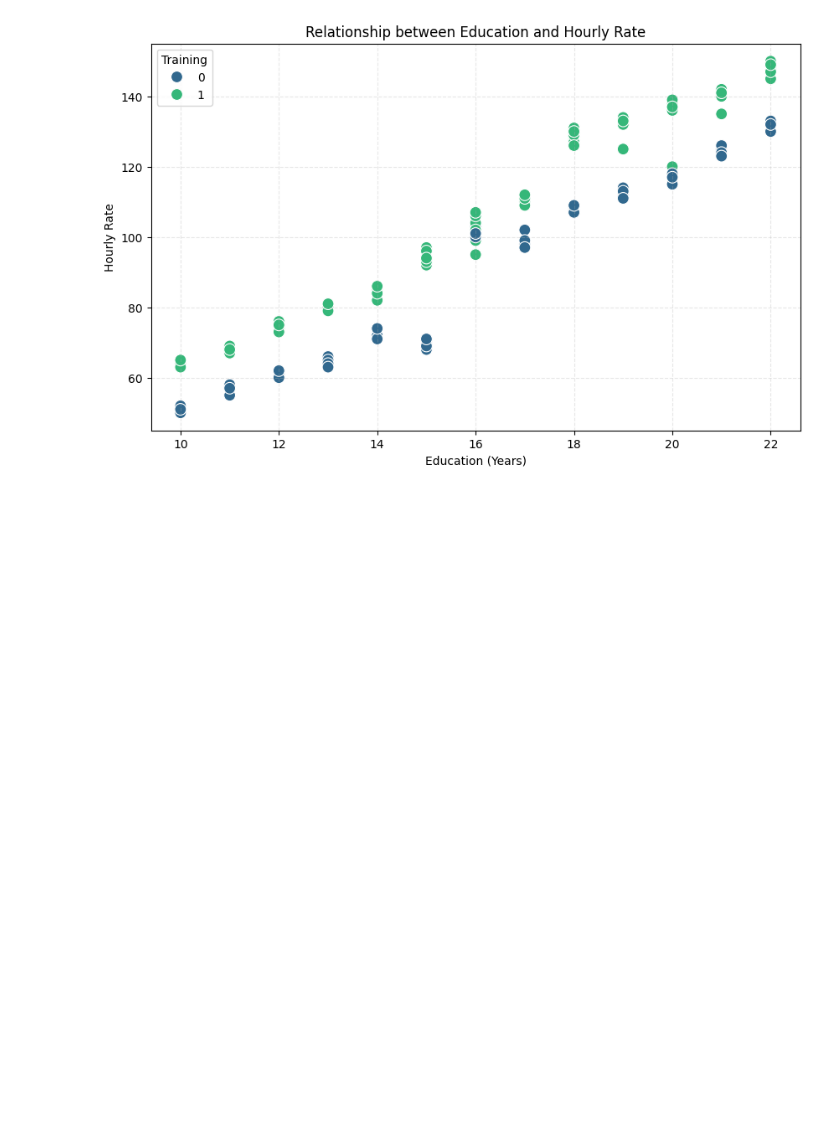
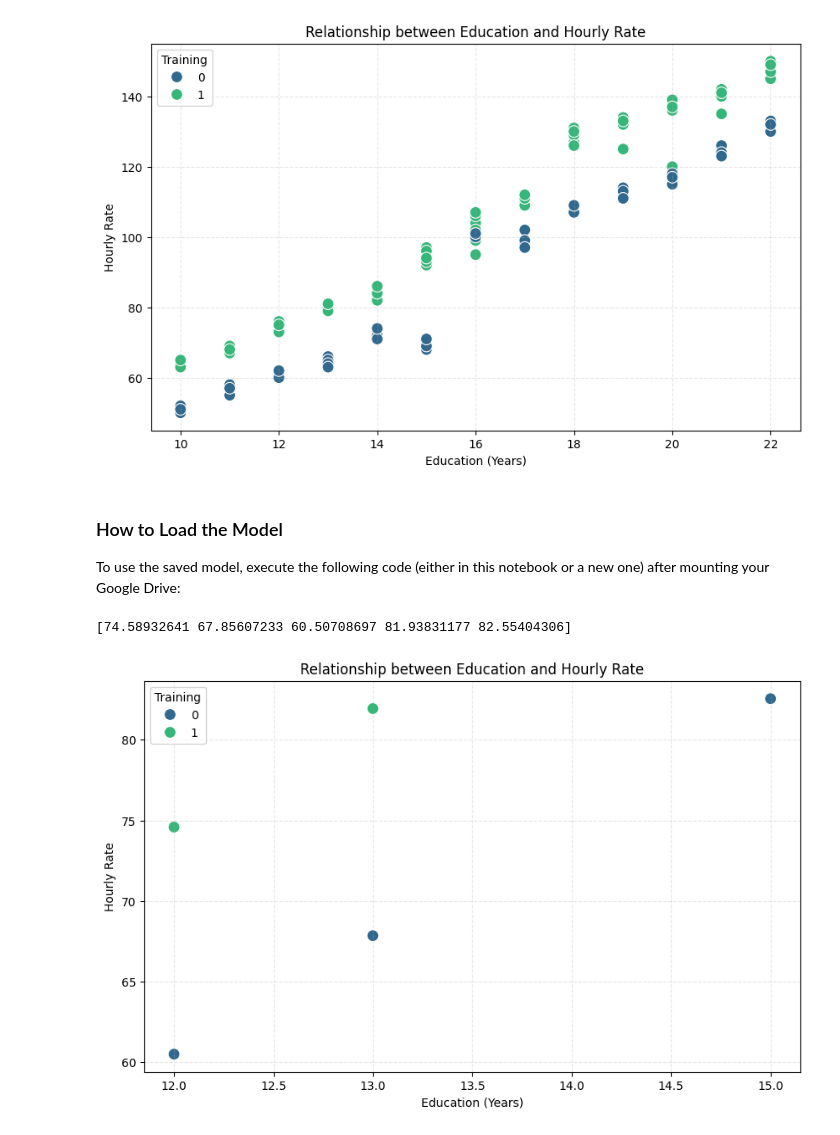
Before and after one commit to data-humanized/Data-Science-Projects, a Jupyter notebook: Linear Regression Models/Linear Regression(Hourly Pay).ipynb, the cells around one changed output. Drawn from its saved outputs; the diff is of its cells as text; code cells hidden in the pictures; blank space fills up the shorter version.

Commit message:
Implement model saving and loading with pickle

```diff
--- a/Linear Regression Models/Linear Regression(Hourly Pay).ipynb
+++ b/Linear Regression Models/Linear Regression(Hourly Pay).ipynb
@@ -14,7 +14,7 @@ from sklearn.metrics import mean_absolute_error, r2_score
 # =========================
 # STEP 2: Create Dataset
 # =========================
-data = pd.read_csv('Salary_payment.csv')
+data = pd.read_csv('/content/Salary_payment.csv')
 
 df = pd.DataFrame(data)
 
@@ -53,8 +53,8 @@ y = df["HourlyRate"]
 
 X_train, X_test, y_train, y_test = train_test_split(
     X, y,
-    test_size=0.25,      # 25% test data
-    random_state=42
+    test_size=0.25      # 25% test data
+
 )
 # %%
 # =========================
@@ -165,0 +172,6 @@ Coefficients: [ 7.34042553 15.48510638]
+# %%
+import pickle
+from google.colab import drive
+drive.mount('/content/drive')
+with open ('/content/drive/MyDrive/ML model save files/salary_prediction_model.pkl','wb') as f:
+  pickle.dump(model,f)
@@ -201,3 +218,34 @@ plt.grid(True, linestyle='--', alpha=0.3)
 plt.show()
 # %% [output]
 [figure]
+# %% [markdown]
+### How to Load the Model
+
+To use the saved model, execute the following code (either in this notebook or a new one) after mounting your Google Drive:
+# %%
+with open ("/content/drive/MyDrive/ML model save files/salary_prediction_model.pkl",'rb') as f:
+  model = pickle.load(f)
+new_data = pd.DataFrame({'Education': [12,13,12,13,15],
+                         'Training':[1,0,0,1,0]})
+prediction = model.predict(new_data)
+
+print(prediction)
+# %% [output]
+[74.58932641 67.85607233 60.50708697 81.93831177 82.55404306]
+# %%
+import matplotlib.pyplot as plt
+import seaborn as sns
+
+# Create the DataFrame 'df' by combining new_data and prediction
+dataframe = new_data.copy()
+dataframe['HourlyRate'] = prediction
+
+plt.figure(figsize=(10, 6))
+sns.scatterplot(x='Education', y='HourlyRate', data=dataframe, hue='Training', palette='viridis', s=100)
+plt.title('Relationship between Education and Hourly Rate')
+plt.xlabel('Education (Years)')
+plt.ylabel('Hourly Rate')
+plt.grid(True, linestyle='--', alpha=0.3)
+plt.show()
+# %% [output]
+[figure, added]
```
Also changed, not shown: parts of 10 cells of this notebook.
